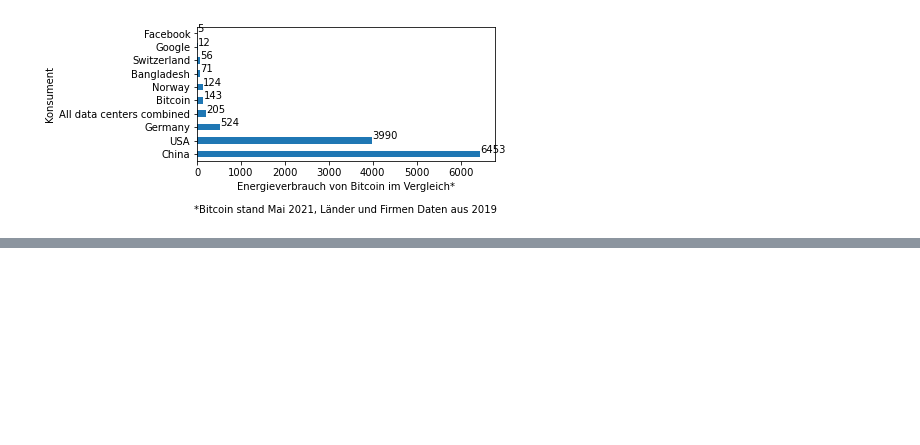
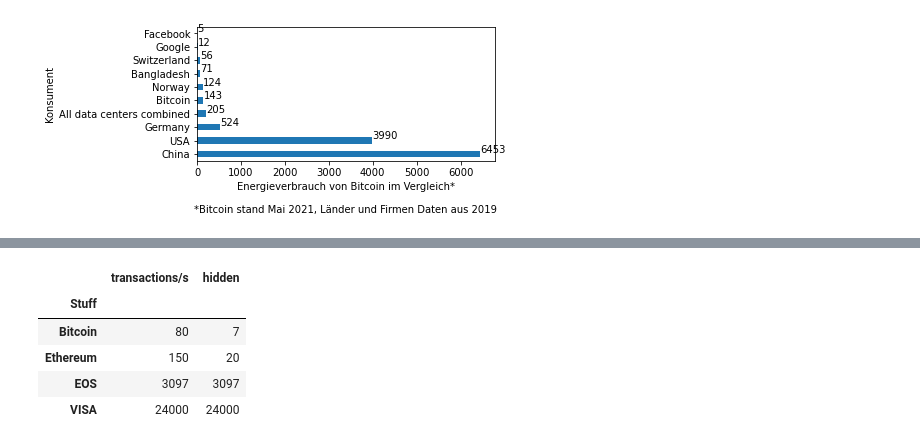
Before and after one commit to Hannes5612/crypto_essay, a Jupyter notebook: Top10Graph.ipynb, the cells around one changed output, grey strips where cells are left out. Cells and saved outputs as stored; diff of their text form; code cells hidden in the pictures; blank space fills up the shorter version.

```diff
--- a/Top10Graph.ipynb
+++ b/Top10Graph.ipynb
@@ -58,0 +102,9 @@ plt.savefig('./images/energyconsume.pdf')
+# %%
+transactions
+# %% [output]
+|  | transactions/s | hidden |
+| Stuff |  |  |
+| Bitcoin | 80 | 7 |
+| Ethereum | 150 | 20 |
+| EOS | 3097 | 3097 |
+| VISA | 24000 | 24000 |
```
Also changed, not shown: parts of 12 cells of this notebook, 18 other files.
